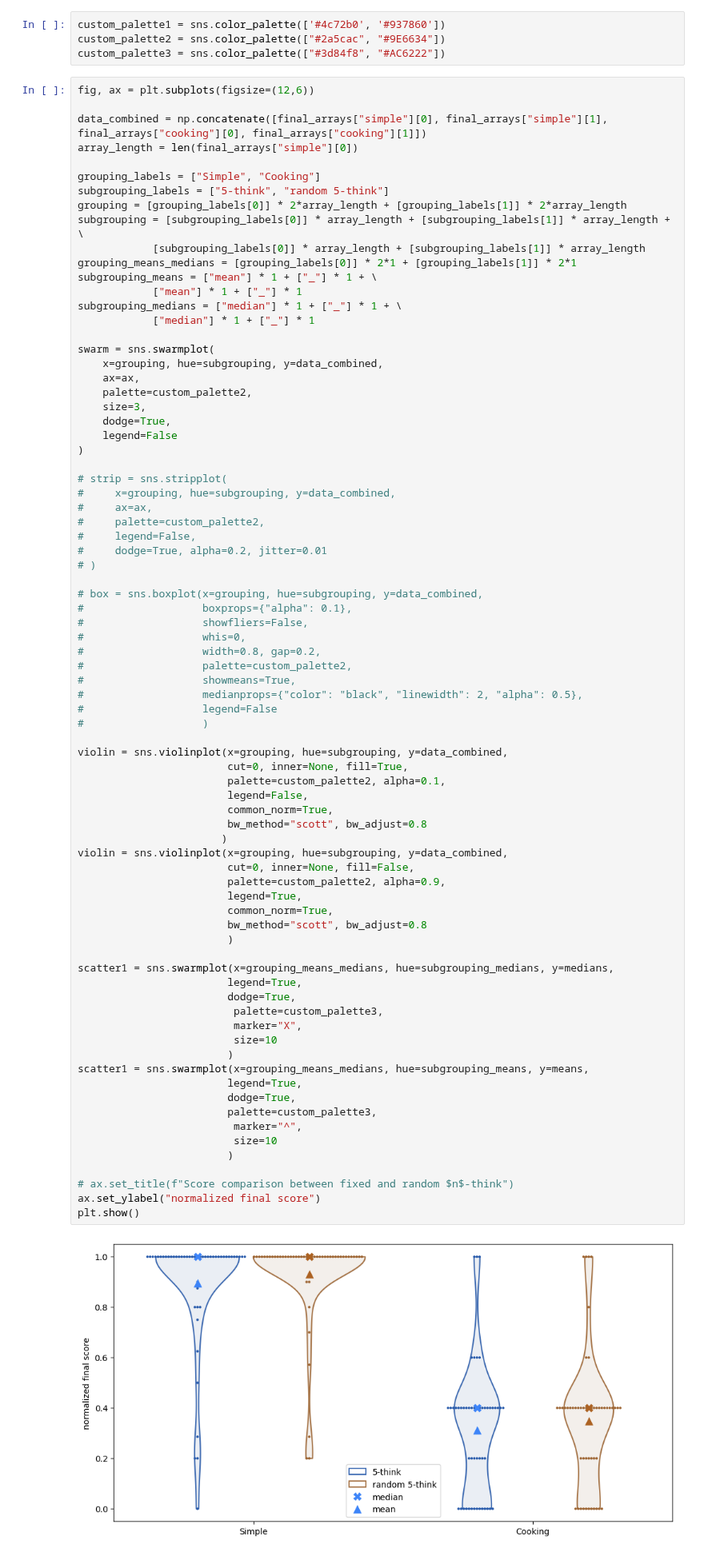
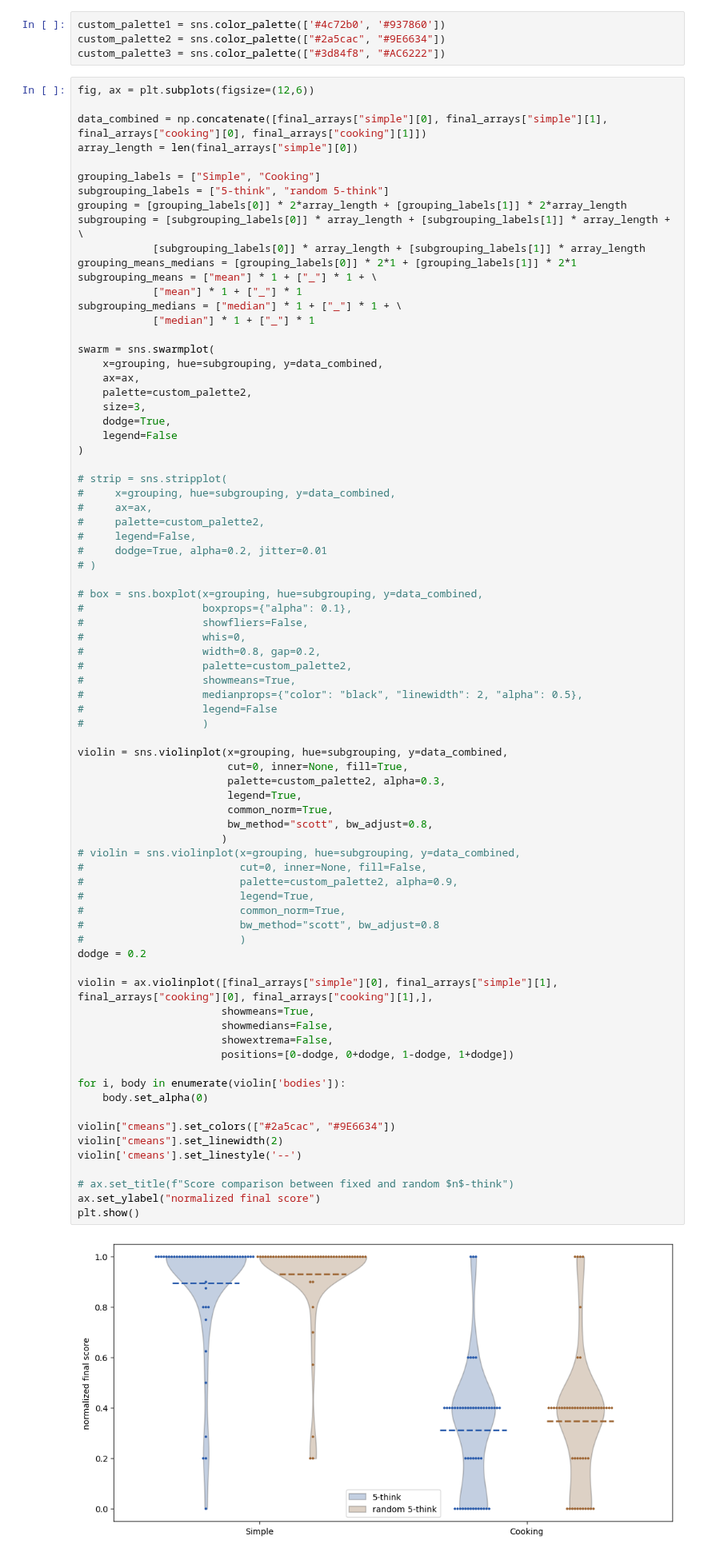
Before and after one commit to MizuGreg/LLMs-Play-Textual-Games, a Jupyter notebook: Code/Experiments/Experiment4_RandomThink.ipynb, the cells around one changed output. Shown at 80% size. Cells and saved outputs as stored; diff of their text form.

```diff
--- a/Code/Experiments/Experiment4_RandomThink.ipynb
+++ b/Code/Experiments/Experiment4_RandomThink.ipynb
@@ -184,55 +186,54 @@ swarm = sns.swarmplot(
 
 # strip = sns.stripplot(
 #     x=grouping, hue=subgrouping, y=data_combined,
 #     ax=ax,
 #     palette=custom_palette2,
 #     legend=False,
 #     dodge=True, alpha=0.2, jitter=0.01
 # )
 
 # box = sns.boxplot(x=grouping, hue=subgrouping, y=data_combined,
 #                   boxprops={"alpha": 0.1},
 #                   showfliers=False,
 #                   whis=0,
 #                   width=0.8, gap=0.2,
 #                   palette=custom_palette2,
 #                   showmeans=True,
 #                   medianprops={"color": "black", "linewidth": 2, "alpha": 0.5},
 #                   legend=False
 #                   )
 
 violin = sns.violinplot(x=grouping, hue=subgrouping, y=data_combined,
                         cut=0, inner=None, fill=True,
-                        palette=custom_palette2, alpha=0.1,
-                        legend=False,
-                        common_norm=True,
-                        bw_method="scott", bw_adjust=0.8
-                       )
-violin = sns.violinplot(x=grouping, hue=subgrouping, y=data_combined,
-                        cut=0, inner=None, fill=False,
-                        palette=custom_palette2, alpha=0.9,
+                        palette=custom_palette2, alpha=0.3,
                         legend=True,
                         common_norm=True,
-                        bw_method="scott", bw_adjust=0.8
-                        )
+                        bw_method="scott", bw_adjust=0.8,
+                       )
+# violin = sns.violinplot(x=grouping, hue=subgrouping, y=data_combined,
+#                         cut=0, inner=None, fill=False,
+#                         palette=custom_palette2, alpha=0.9,
+#                         legend=True,
+#                         common_norm=True,
+#                         bw_method="scott", bw_adjust=0.8
+#                         )
+dodge = 0.2
 
-scatter1 = sns.swarmplot(x=grouping_means_medians, hue=subgrouping_medians, y=medians,
-                        legend=True,
-                        dodge=True,
-                         palette=custom_palette3,
-                         marker="X",
-                         size=10
-                        )
-scatter1 = sns.swarmplot(x=grouping_means_medians, hue=subgrouping_means, y=means,
-                        legend=True,
-                        dodge=True,
-                        palette=custom_palette3,
-                         marker="^",
-                         size=10
-                        )
+violin = ax.violinplot([final_arrays["simple"][0], final_arrays["simple"][1], final_arrays["cooking"][0], final_arrays["cooking"][1],],
+                       showmeans=True,
+                       showmedians=False,
+                       showextrema=False,
+                       positions=[0-dodge, 0+dodge, 1-dodge, 1+dodge])
+
+for i, body in enumerate(violin['bodies']):
+    body.set_alpha(0)
+
+violin["cmeans"].set_colors(["#2a5cac", "#9E6634"])
+violin["cmeans"].set_linewidth(2)
+violin['cmeans'].set_linestyle('--')
 
 # ax.set_title(f"Score comparison between fixed and random $n$-think")
 ax.set_ylabel("normalized final score")
 plt.show()
 # %% [output]
-[figure, old version]
+[figure, new version]
```
Also changed, not shown: parts of 1 cell of this notebook, 2 other files.
